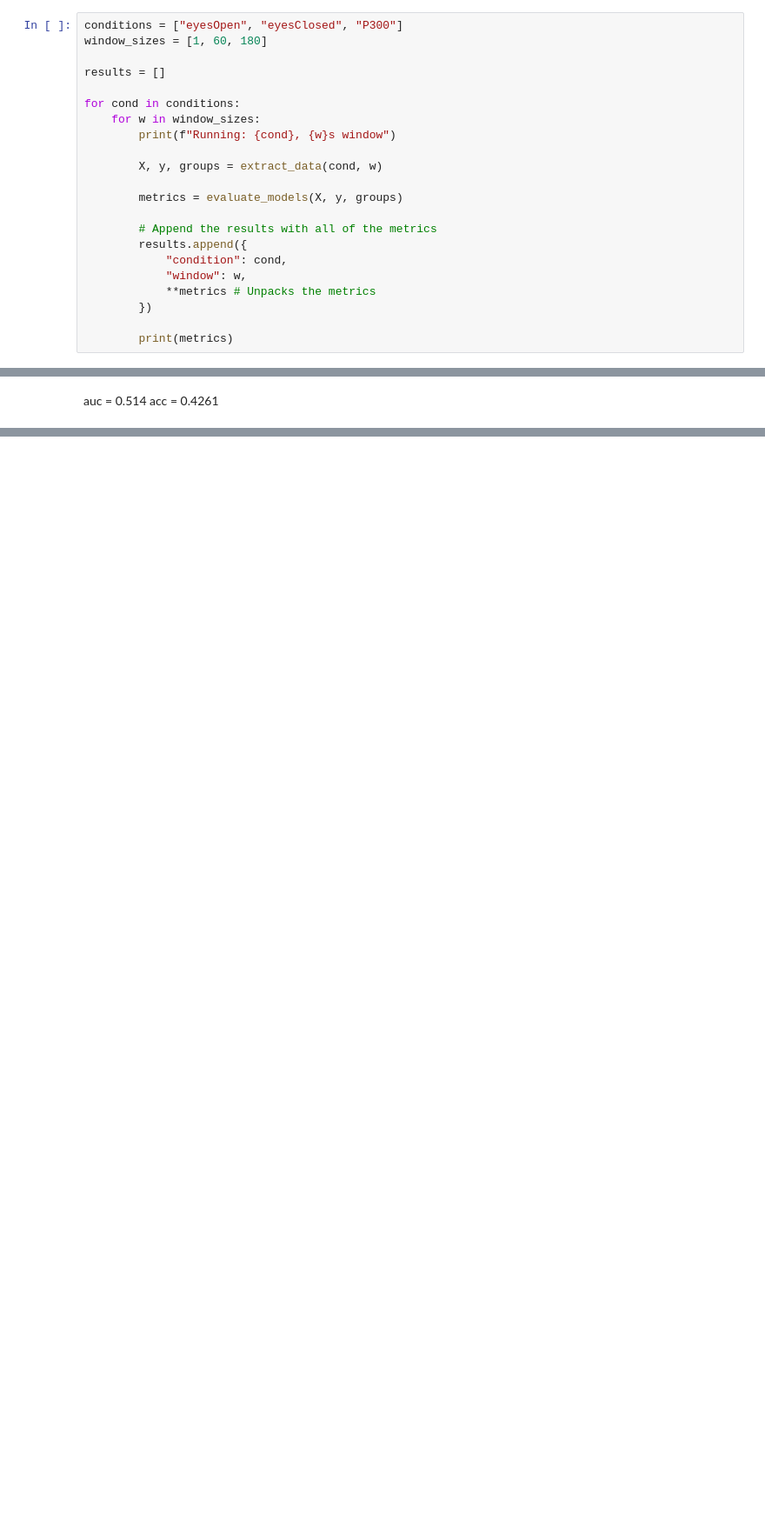
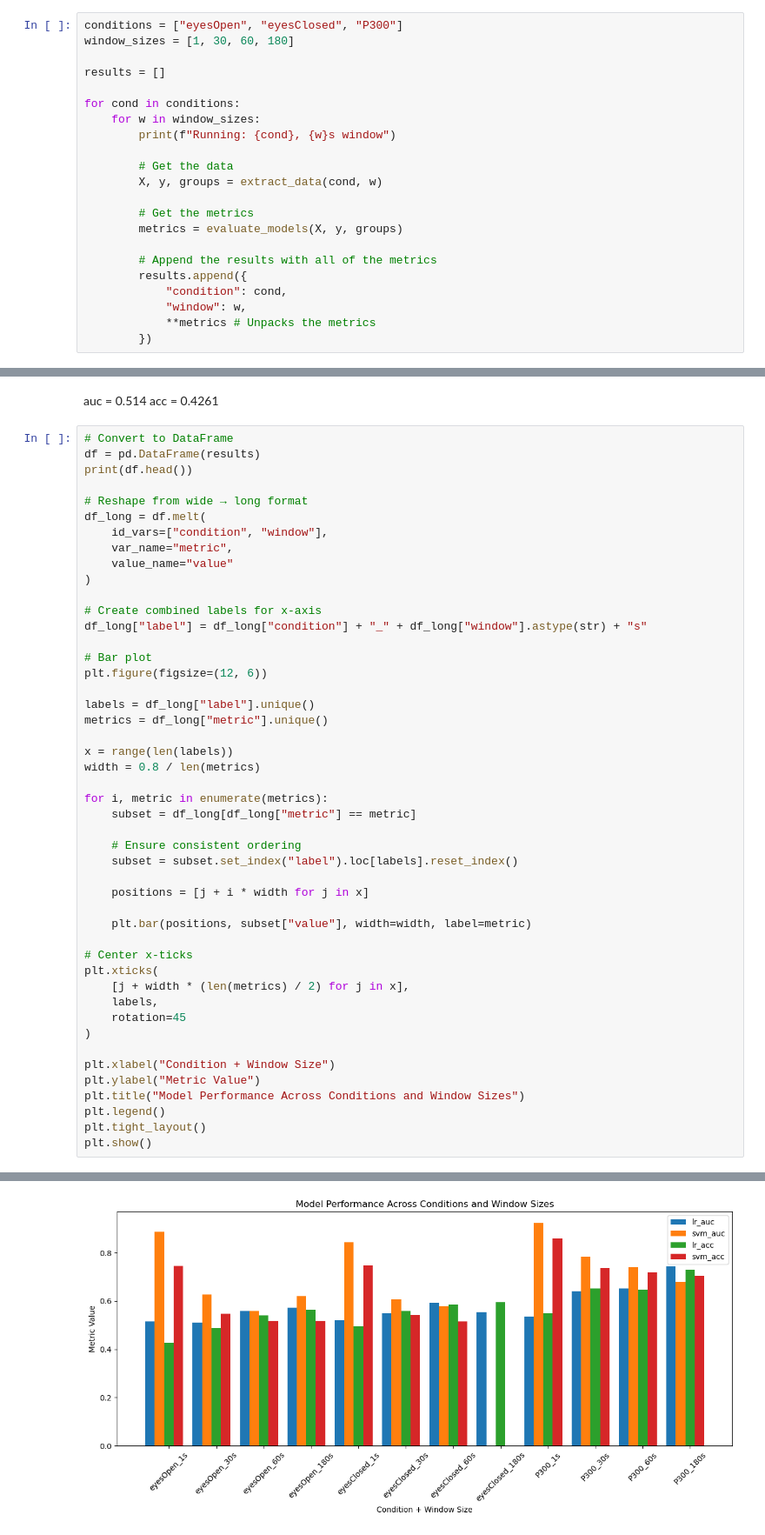
Before and after one commit to BJAngulo/MSSE-277b-final-project-, a Jupyter notebook: notebooks/EEG_classification.ipynb, the cells around one changed output, grey strips where cells are left out. Shown at 87% size. Saved outputs shown, nothing was run; the diff lists cells and outputs as text; blank space fills up the shorter version.

```diff
--- a/notebooks/EEG_classification.ipynb
+++ b/notebooks/EEG_classification.ipynb
@@ -525,7 +568,7 @@ def evaluate_models(X, y, groups):
     }
 # %%
 conditions = ["eyesOpen", "eyesClosed", "P300"]
-window_sizes = [1, 60, 180]
+window_sizes = [1, 30, 60, 180]
 
 results = []
 
@@ -533,8 +576,10 @@ for cond in conditions:
     for w in window_sizes:
         print(f"Running: {cond}, {w}s window")
 
+        # Get the data
         X, y, groups = extract_data(cond, w)
 
+        # Get the metrics
         metrics = evaluate_models(X, y, groups)
 
         # Append the results with all of the metrics
@@ -543,8 +588,6 @@ for cond in conditions:
             "window": w,
             **metrics # Unpacks the metrics
         })
-
-        print(metrics)
 # %% [output]
 Running: eyesOpen, 1s window
 Extracting EDF parameters from c:\Users\AlexC\OneDrive\Desktop\berkeley_stuff\CHEM 277B\MSSE-277b-final-project-\data\raw\nm000114\sub-HS1\eeg\sub-HS1_task-eyesOpen_eeg.edf...
@@ -566,2 +674,50 @@ Reading 0 ... 155391  =      0.000 ...   606.996 secs...
 # %% [markdown]
 auc = 0.514 acc = 0.4261
+# %%
+# Convert to DataFrame
+df = pd.DataFrame(results)
+print(df.head())
+
+# Reshape from wide → long format
+df_long = df.melt(
+    id_vars=["condition", "window"],
+    var_name="metric",
+    value_name="value"
+)
+
+# Create combined labels for x-axis
+df_long["label"] = df_long["condition"] + "_" + df_long["window"].astype(str) + "s"
+
+# Bar plot
+plt.figure(figsize=(12, 6))
+
+labels = df_long["label"].unique()
+metrics = df_long["metric"].unique()
+
+x = range(len(labels))
+width = 0.8 / len(metrics)
+
+for i, metric in enumerate(metrics):
+    subset = df_long[df_long["metric"] == metric]
+
+    # Ensure consistent ordering
+    subset = subset.set_index("label").loc[labels].reset_index()
+
+    positions = [j + i * width for j in x]
+
+    plt.bar(positions, subset["value"], width=width, label=metric)
+
+# Center x-ticks
+plt.xticks(
+    [j + width * (len(metrics) / 2) for j in x],
+    labels,
+    rotation=45
+)
+
+plt.xlabel("Condition + Window Size")
+plt.ylabel("Metric Value")
+plt.title("Model Performance Across Conditions and Window Sizes")
+plt.legend()
+plt.tight_layout()
+plt.show()
+# %% [output]
@@ -567,0 +730 @@ auc = 0.514 acc = 0.4261
+[figure, added]
```
Also changed, not shown: parts of 15 cells of this notebook, 3 other files.
